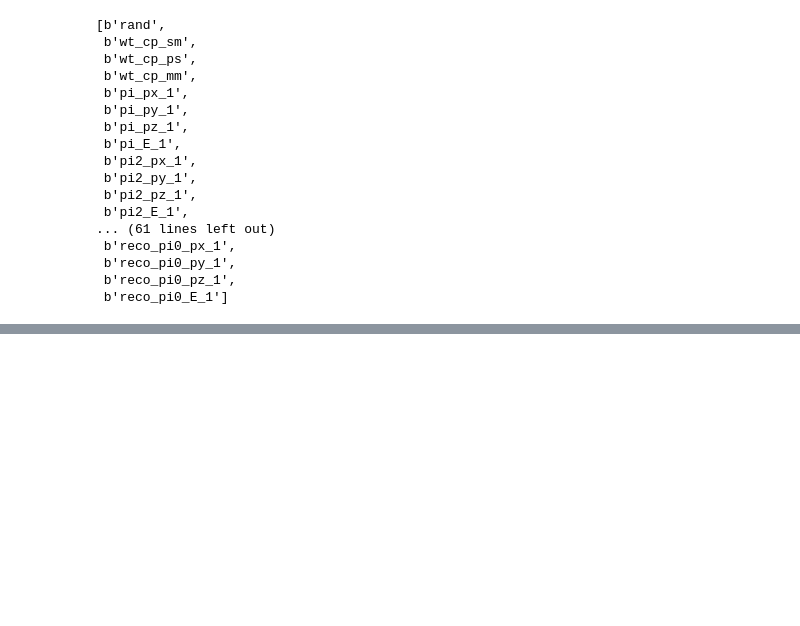
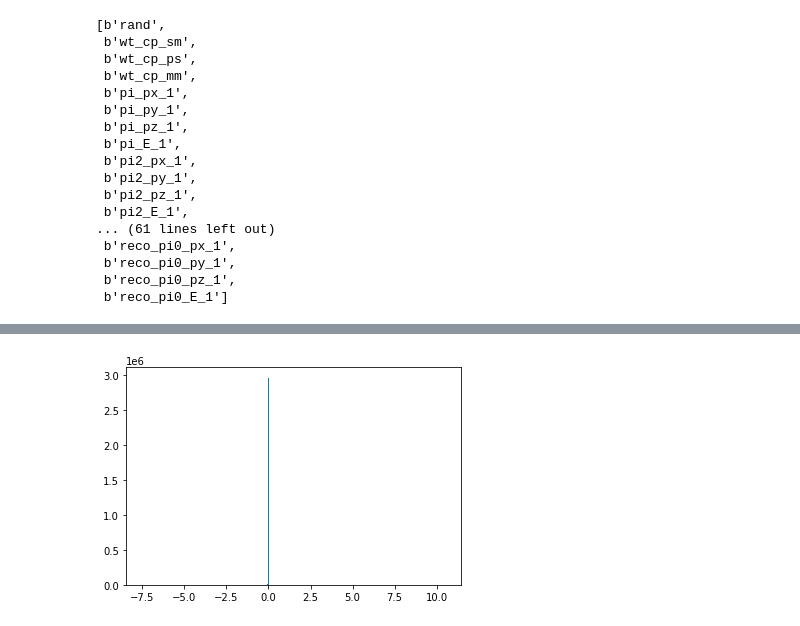
Before and after one commit to stanleyycheung/MSci-Project-HiggsTauTau, a Jupyter notebook: stanley/smearing.ipynb, the cells around one changed output, grey strips where cells are left out. Cells and saved outputs as stored; diff of their text form; code cells hidden in the pictures; blank space fills up the shorter version.

```diff
--- a/stanley/smearing.ipynb
+++ b/stanley/smearing.ipynb
@@ -26,0 +79,5 @@ tree_tt.keys()
+# %%
+df_rho_rho = df_rho_rho.drop(['reco_sv_x_1', 'reco_sv_y_1', 'reco_sv_z_1',
+                             'pi2_px_1','pi2_py_1','pi2_pz_1','pi2_E_1','pi3_px_1', 'pi3_py_1', 'pi3_pz_1', 'pi3_E_1',
+                             'pi2_px_2', 'pi2_py_2', 'pi2_pz_2', 'pi2_E_2', 'pi3_px_2', 'pi3_py_2', 'pi3_pz_2', 'pi3_E_2', 'pi0_px_1',
+                             ], axis=1)
@@ -26,0 +125,2 @@ tree_tt.keys()
+# %%
+df_rho_rho = df_rho_rho[(df_rho_rho == -9999.0).sum(1) < 2]
@@ -26,0 +148,13 @@ tree_tt.keys()
+# %%
+reco_pi = Momentum4(df_rho_rho.reco_pi_E_1, df_rho_rho.reco_pi_px_1, df_rho_rho.reco_pi_py_1, df_rho_rho.reco_pi_pz_1,)
+reco_pi_ang = np.array([reco_pi.eta, reco_pi.phi, reco_pi.p_t])
+
+pi = Momentum4(df_rho_rho.pi_E_1, df_rho_rho.pi_px_1, df_rho_rho.pi_py_1, df_rho_rho.pi_pz_1,)
+pi_ang = np.array([pi.eta, pi.phi, pi.p_t])
+# %%
+pi_eta_dist = reco_pi.eta - pi.eta
+# %%
+plt.hist(pi_eta_dist, bins=300)
+plt.show()
+# %% [output]
+[figure, added]
```
Also changed, not shown: parts of 21 cells of this notebook, 10 other files.
